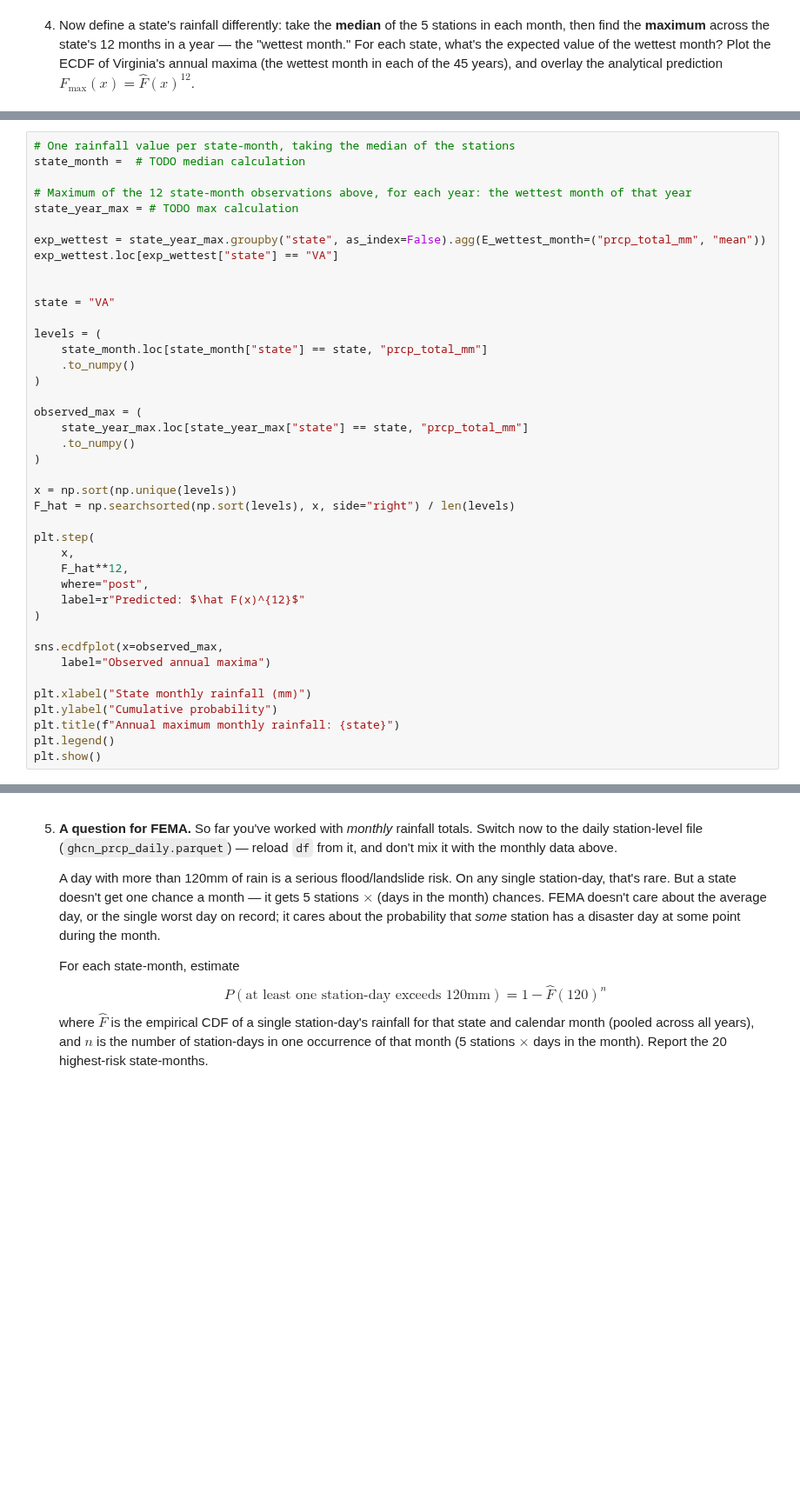
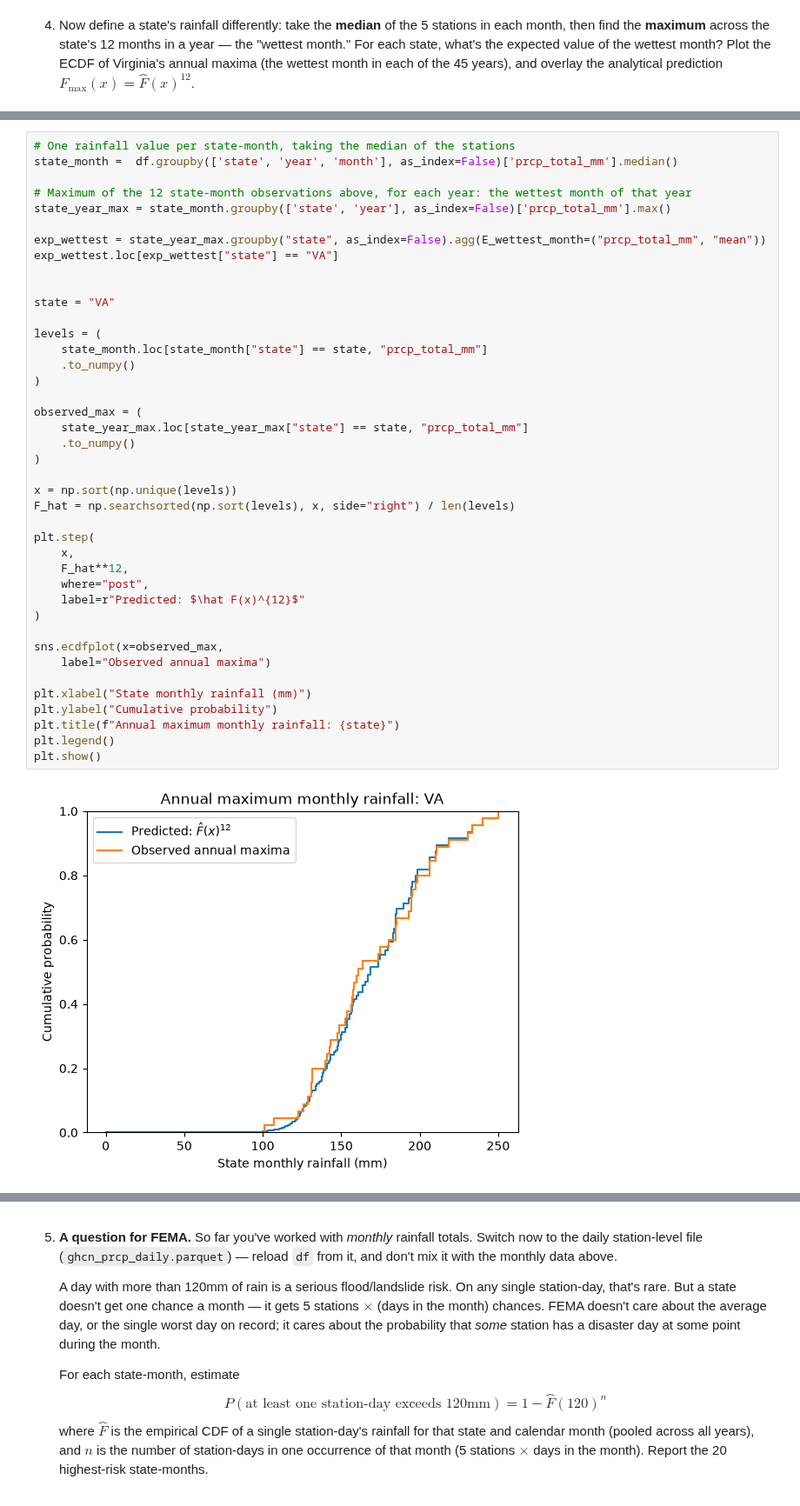
Before and after one commit to jisungl/UU_F26_templates, a Jupyter notebook: Week05/Thursday_Lab/lab_05.ipynb, the cells around one changed output, grey strips where cells are left out. Shown at 87% size. Cells and saved outputs as stored; diff of their text form; blank space fills up the shorter version.

```diff
--- a/Week05/Thursday_Lab/lab_05.ipynb
+++ b/Week05/Thursday_Lab/lab_05.ipynb
@@ -107,9 +192,9 @@ df.head()
 # %%
 # One rainfall value per state-month, taking the median of the stations
-state_month =  # TODO median calculation
+state_month =  df.groupby(['state', 'year', 'month'], as_index=False)['prcp_total_mm'].median()
 
 # Maximum of the 12 state-month observations above, for each year: the wettest month of that year
-state_year_max = # TODO max calculation
+state_year_max = state_month.groupby(['state', 'year'], as_index=False)['prcp_total_mm'].max()
 
 exp_wettest = state_year_max.groupby("state", as_index=False).agg(E_wettest_month=("prcp_total_mm", "mean"))
 exp_wettest.loc[exp_wettest["state"] == "VA"]
@@ -118,31 +203,33 @@ exp_wettest.loc[exp_wettest["state"] == "VA"]
 state = "VA"
 
 levels = (
     state_month.loc[state_month["state"] == state, "prcp_total_mm"]
     .to_numpy()
 )
 
 observed_max = (
     state_year_max.loc[state_year_max["state"] == state, "prcp_total_mm"]
     .to_numpy()
 )
 
 x = np.sort(np.unique(levels))
 F_hat = np.searchsorted(np.sort(levels), x, side="right") / len(levels)
 
 plt.step(
     x,
     F_hat**12,
     where="post",
     label=r"Predicted: $\hat F(x)^{12}$"
 )
 
 sns.ecdfplot(x=observed_max,
     label="Observed annual maxima")
 
 plt.xlabel("State monthly rainfall (mm)")
 plt.ylabel("Cumulative probability")
 plt.title(f"Annual maximum monthly rainfall: {state}")
 plt.legend()
 plt.show()
+# %% [output]
+[figure, added]
 # %% [markdown]
```
Also changed, not shown: parts of 26 cells of this notebook, 58 other files.
